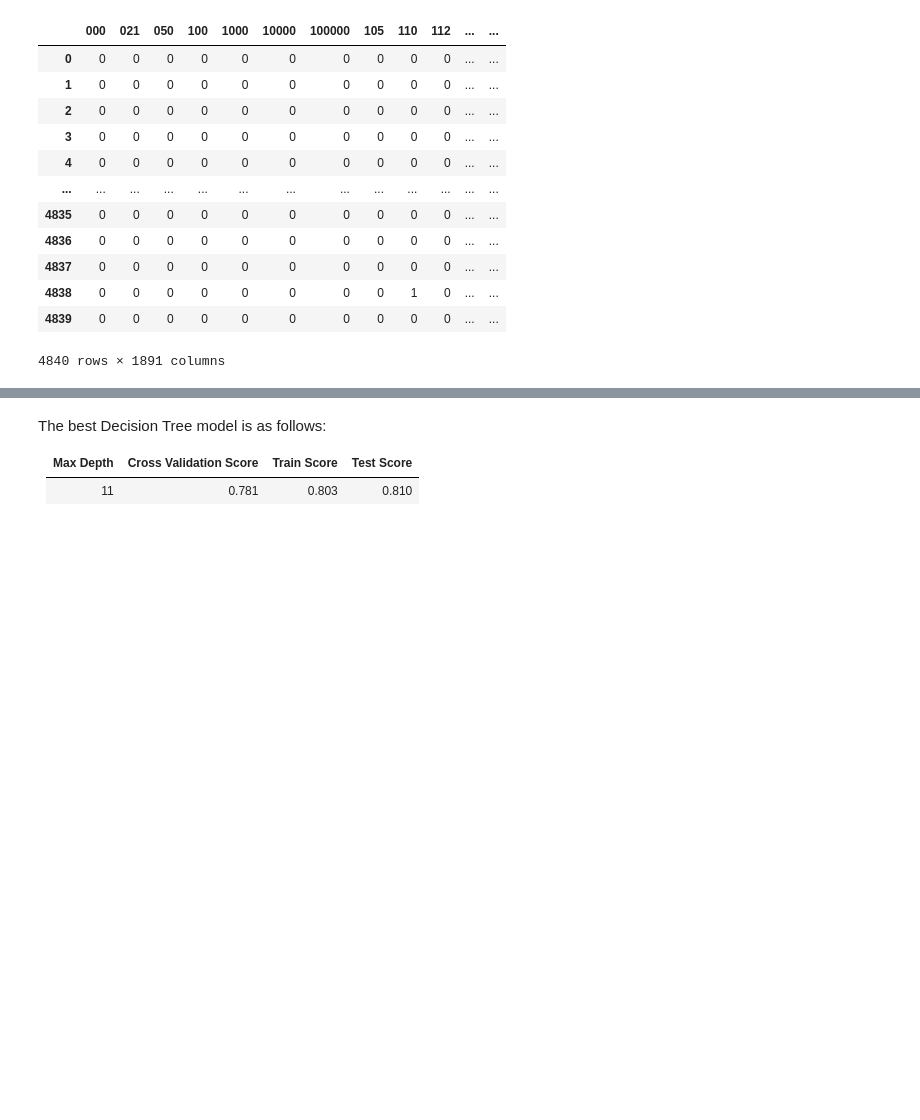
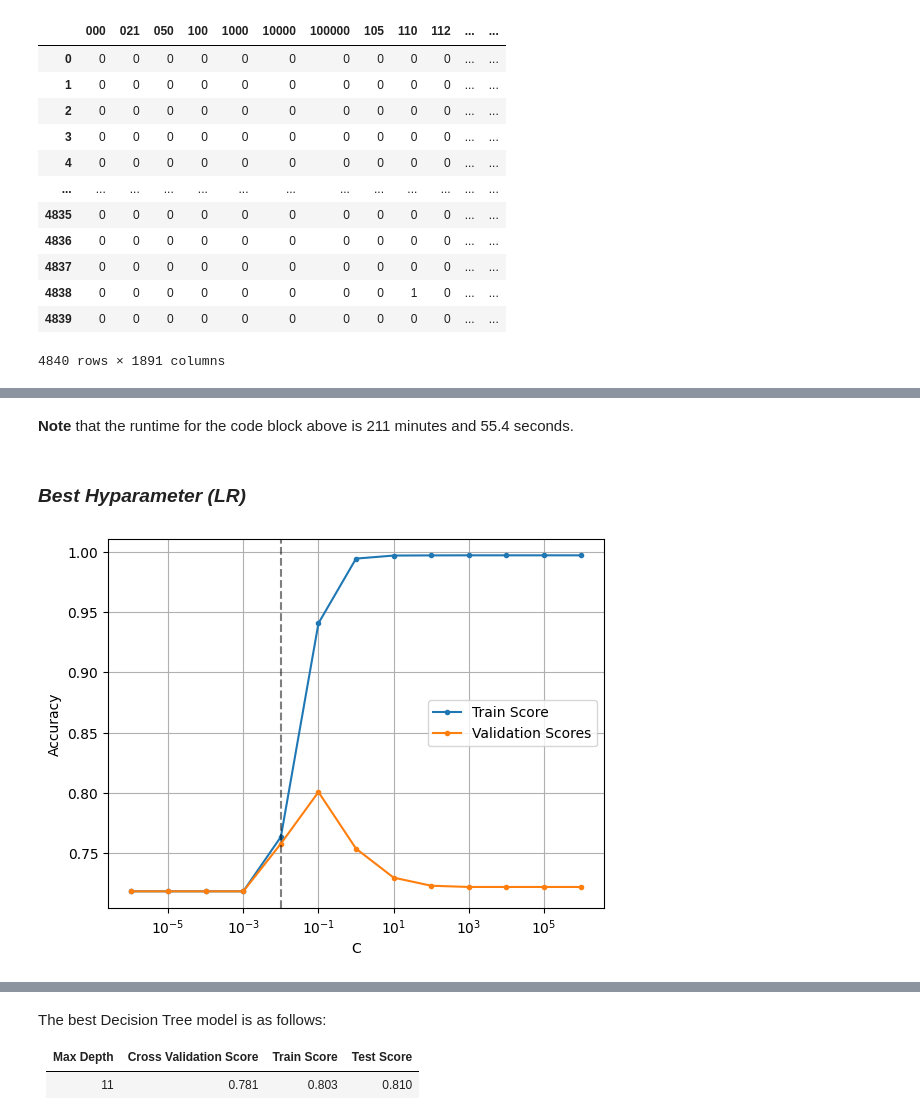
Before and after one commit to jiroamato/Stock-Trend-Prediction-With-NLP, a Jupyter notebook: notebooks/2-NLP-Preprocessing-Modelling.ipynb, the cells around one changed output, grey strips where cells are left out. Saved outputs shown, nothing was run; the diff lists cells and outputs as text; code cells hidden in the pictures; blank space fills up the shorter version.

```diff
--- a/notebooks/2-NLP-Preprocessing-Modelling.ipynb
+++ b/notebooks/2-NLP-Preprocessing-Modelling.ipynb
@@ -880,0 +192,50 @@ Test Score: 0.8099173553719008
+# %%
+# Remainder/Test Split
+X_remain, X_test, y_remain, y_test = train_test_split(X_bow, y,
+                                                      test_size=0.2,
+                                                      stratify=y,
+                                                      random_state=1)
+
+# A list of Cs that we will experiment on
+C_range = np.array([.000001,.00001,.0001,.001,0.01,\
+                0.1,1,10,100,1000,10000,100000,1000000])
+
+cross_validation_scores_LR = []
+all_train_scores_LR = []
+
+for C in C_range:
+    LR = Pipeline([('scaler', StandardScaler()),
+                   ('model', LogisticRegression(solver='saga',
+                                                penalty='l1', C=C,
+                                                random_state=1,
+                                                max_iter=10000, n_jobs=-1))])
+
+    # Train and cross validation scores
+    scores = cross_validate(LR, X_remain, y_remain, cv=5, return_train_score=True)
+    cv_score = np.mean(scores['test_score'])
+    train_score = np.mean(scores['train_score'])
+
+    # Append to overall list
+    cross_validation_scores_LR.append(cv_score)
+    all_train_scores_LR.append(train_score)
+# %% [markdown]
+**Note** that the runtime for the code block above is 211 minutes and 55.4 seconds.
+# %% [markdown]
+### ***Best Hyparameter (LR)***
+# %%
+# Plotting results
+C_range = np.array([.000001,.00001,.0001,.001,0.01,\
+                0.1,1,10,100,1000,10000,100000,1000000])
+
+plt.figure()
+plt.plot(C_range, all_train_scores_LR, label='Train Score', marker='.')
+plt.plot(C_range, cross_validation_scores_LR, label='Validation Scores', marker='.')
+plt.xlabel('C')
+plt.ylabel('Accuracy')
+plt.xscale('log')
+plt.axvline(0.01, linestyle='--', alpha=0.5, color='black')
+plt.grid()
+plt.legend()
+plt.show()
+# %% [output]
+[figure, added]
```
Also changed, not shown: parts of 145 cells of this notebook.
